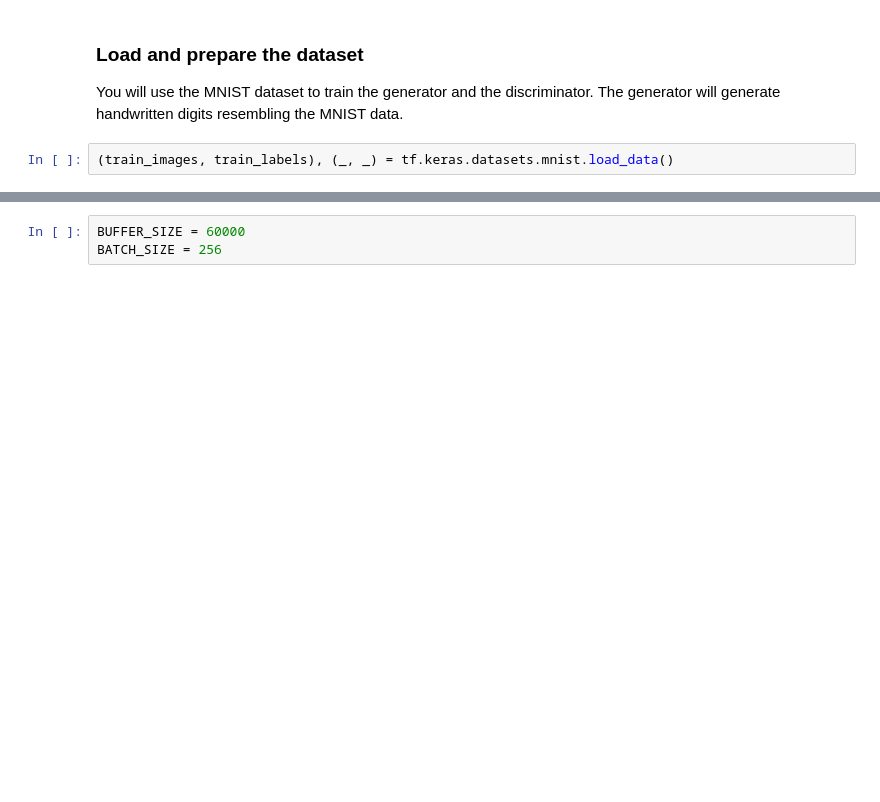
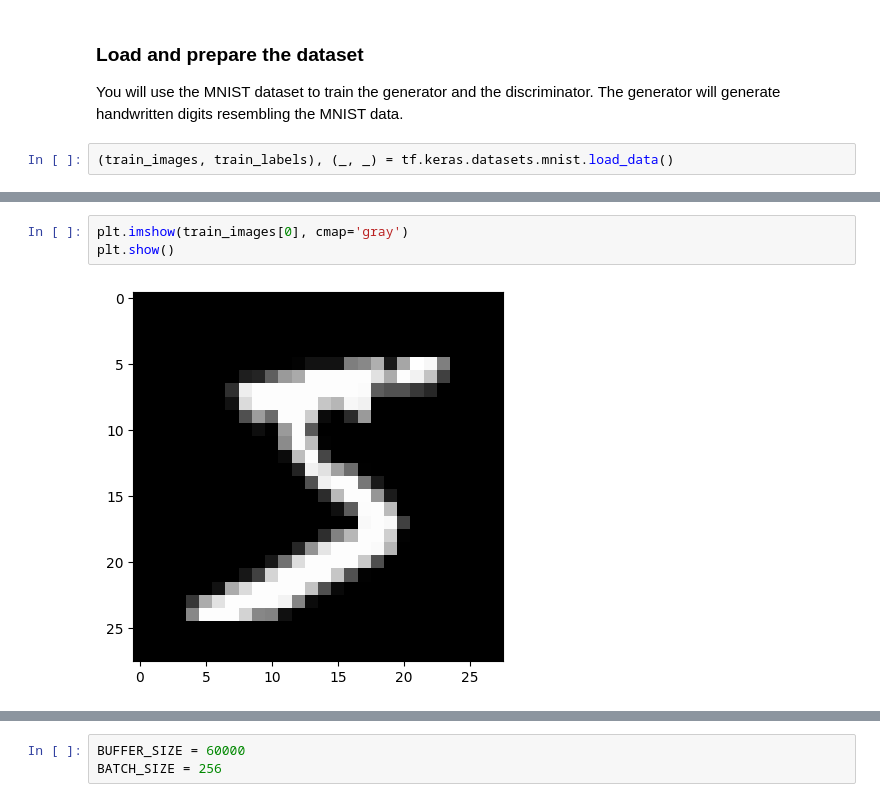
Before and after one commit to xromeo/TensorFlow, a Jupyter notebook: site/en/tutorials/generative/dcgan.ipynb, the cells around one changed output, grey strips where cells are left out. Cells and saved outputs as stored; diff of their text form; blank space fills up the shorter version.

```diff
--- a/site/en/tutorials/generative/dcgan.ipynb
+++ b/site/en/tutorials/generative/dcgan.ipynb
@@ -101,0 +132,5 @@ You will use the MNIST dataset to train the generator and the discriminator. The
+# %%
+plt.imshow(train_images[0], cmap='gray')
+plt.show()
+# %% [output]
+[figure, added]
```
Also changed, not shown: parts of 9 cells of this notebook.
